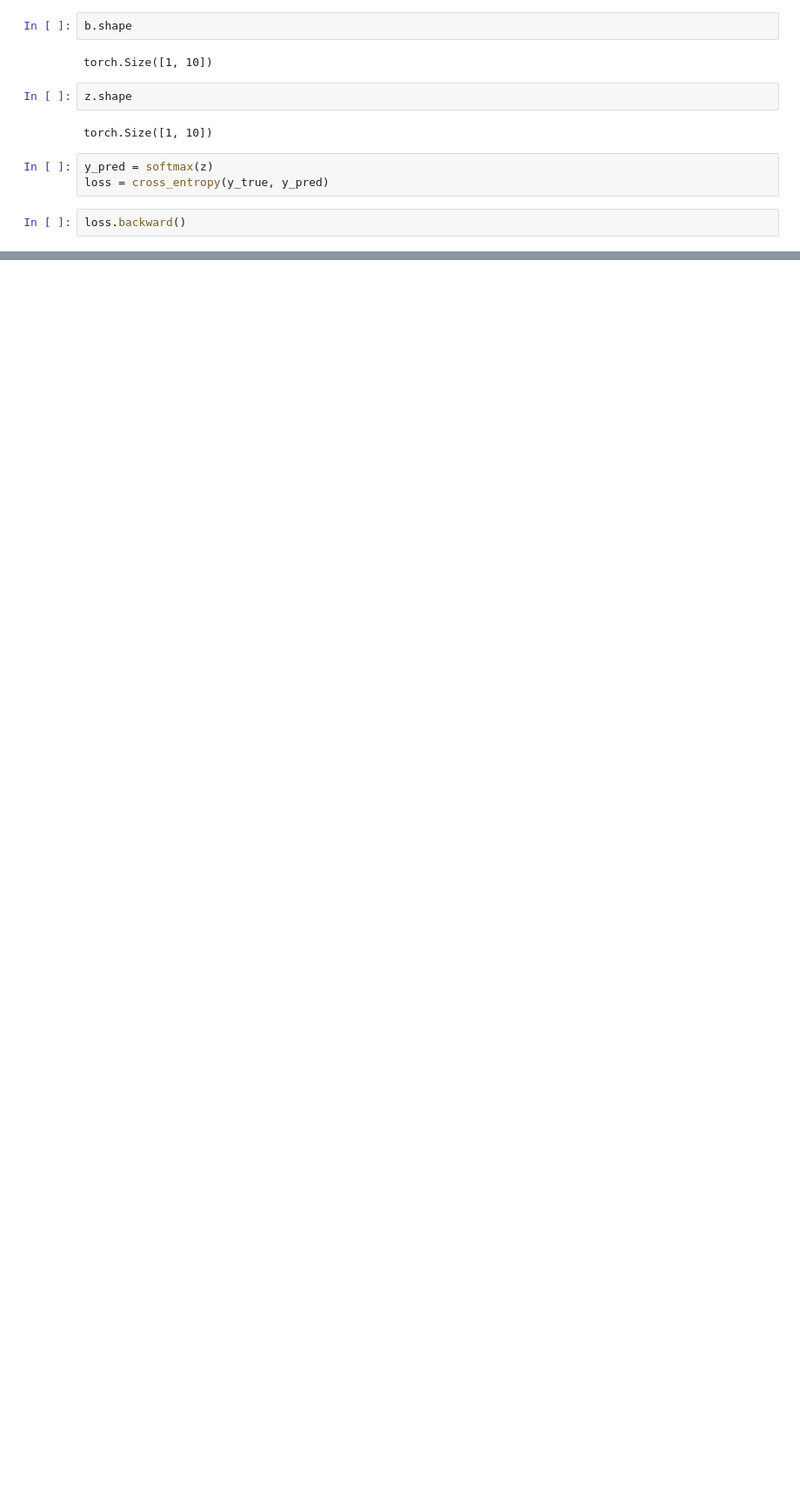
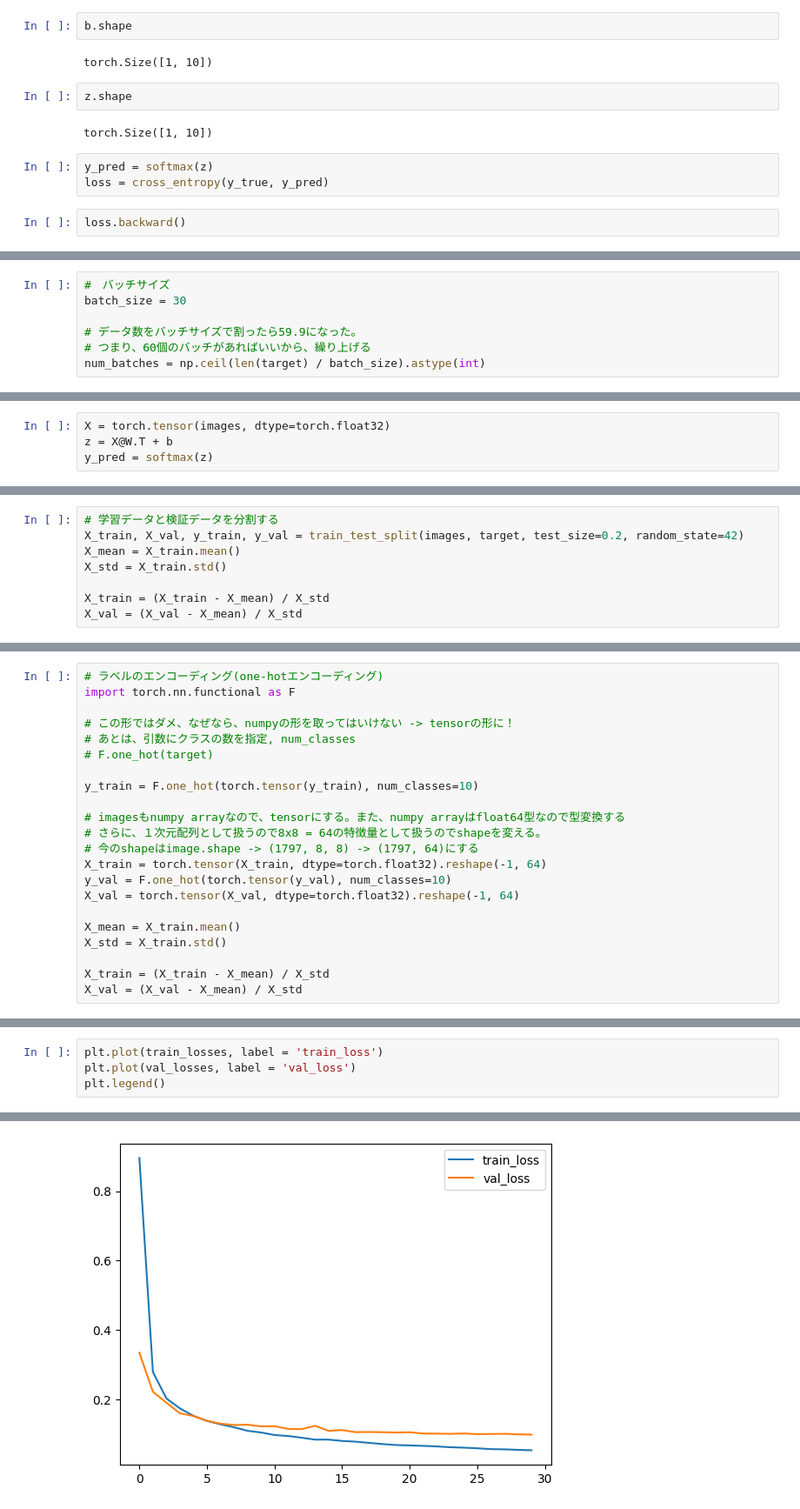
Before and after one commit to yunozon/deeplearing-study-kame, a Jupyter notebook: work/section5.ipynb, the cells around one changed output, grey strips where cells are left out. Shown at 87% size. Cells and saved outputs as stored; diff of their text form; blank space fills up the shorter version.

```diff
--- a/work/section5.ipynb
+++ b/work/section5.ipynb
@@ -217,0 +235,7 @@ loss.backward()
+# %%
+#　バッチサイズ
+batch_size = 30
+
+# データ数をバッチサイズで割ったら59.9になった。
+# つまり、60個のバッチがあればいいから、繰り上げる
+num_batches = np.ceil(len(target) / batch_size).astype(int)
@@ -217,0 +301,4 @@ loss.backward()
+# %%
+X = torch.tensor(images, dtype=torch.float32)
+z = X@W.T + b
+y_pred = softmax(z)
@@ -217,0 +320,8 @@ loss.backward()
+# %%
+# 学習データと検証データを分割する
+X_train, X_val, y_train, y_val = train_test_split(images, target, test_size=0.2, random_state=42)
+X_mean = X_train.mean()
+X_std = X_train.std()
+
+X_train = (X_train - X_mean) / X_std
+X_val = (X_val - X_mean) / X_std
@@ -217,0 +332,22 @@ loss.backward()
+# %%
+# ラベルのエンコーディング(one-hotエンコーディング)
+import torch.nn.functional as F
+
+# この形ではダメ、なぜなら、numpyの形を取ってはいけない -> tensorの形に！
+# あとは、引数にクラスの数を指定, num_classes
+# F.one_hot(target)
+
+y_train = F.one_hot(torch.tensor(y_train), num_classes=10)
+
+# imagesもnumpy arrayなので、tensorにする。また、numpy arrayはfloat64型なので型変換する
+# さらに、１次元配列として扱うので8x8 = 64の特徴量として扱うのでshapeを変える。
+# 今のshapeはimage.shape -> (1797, 8, 8) -> (1797, 64)にする
+X_train = torch.tensor(X_train, dtype=torch.float32).reshape(-1, 64)
+y_val = F.one_hot(torch.tensor(y_val), num_classes=10)
+X_val = torch.tensor(X_val, dtype=torch.float32).reshape(-1, 64)
+
+X_mean = X_train.mean()
+X_std = X_train.std()
+
+X_train = (X_train - X_mean) / X_std
+X_val = (X_val - X_mean) / X_std
@@ -217,0 +448,5 @@ loss.backward()
+# %%
+plt.plot(train_losses, label = 'train_loss')
+plt.plot(val_losses, label = 'val_loss')
+plt.legend()
+# %% [output]
@@ -217,0 +454 @@ loss.backward()
+[figure, added]
```
Also changed, not shown: parts of 21 cells of this notebook.
